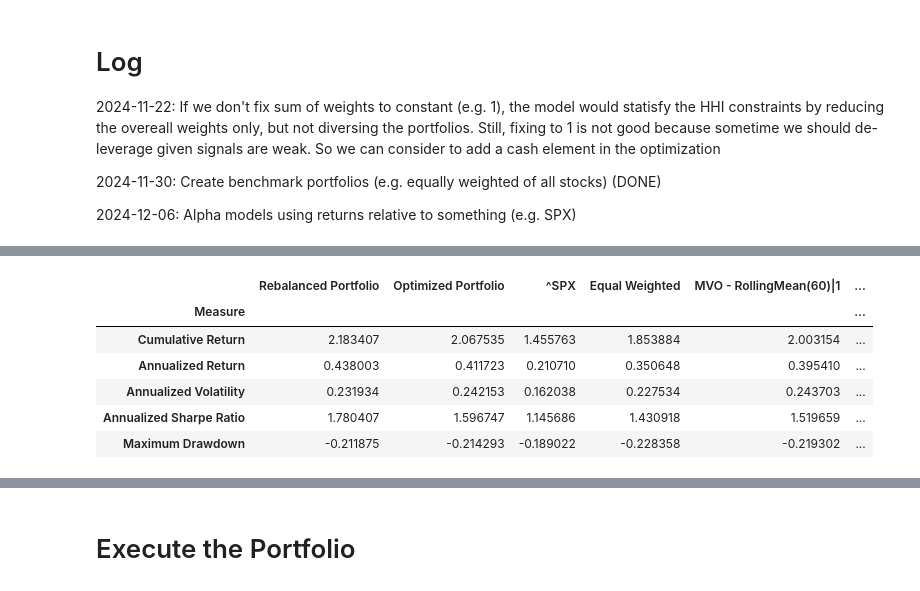
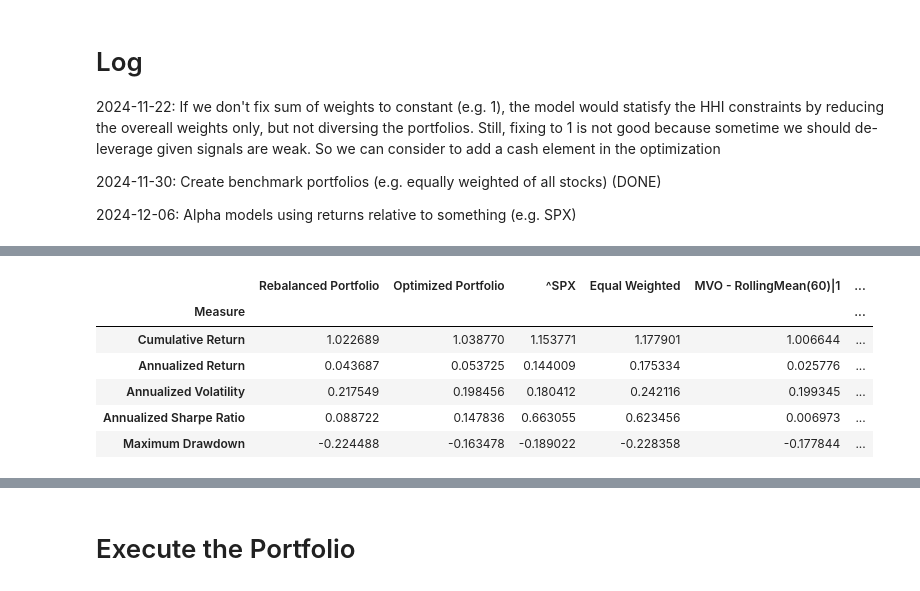
Before and after one commit to lok419/my-trading, a Jupyter notebook: strategy_v2/ExecutePortfoliov2.ipynb, the cells around one changed output, grey strips where cells are left out. Drawn from its saved outputs; the diff is of its cells as text; code cells hidden in the pictures.

```diff
--- a/strategy_v2/ExecutePortfoliov2.ipynb
+++ b/strategy_v2/ExecutePortfoliov2.ipynb
@@ -31,7 +49,7 @@ instruments = [
     'CASH',
 ]
 end_date = get_today(0)
-start_date = pd.to_datetime(datetime(2024, 1, 3))
+start_date = pd.to_datetime(datetime(2025, 1, 3))
 # start_date = pd.to_datetime(datetime(2023, 2, 7))
 max_leverage = 1
 #vol_target = 0.25
@@ -141,18 +159,18 @@ Timestamp('2025-12-05 00:00:00')
 portfolio = PortfolioStandard(
     capital=221437 + 35466,
     name='MVOPortfolio',
-    rebalance_iter=RebalancerIter('0 0 * * Fri', 1),
+    rebalance_iter=RebalancerIter('0 0 * * Fri', 2),
     tc_model=TransactionCostFutu(),
     systems_style=SystemStyle.VERTICAL,
     systems=[
         # Long terms signals => 60days return / diversified
-        TradingSubSystemSingle(vol_target=vol_target, instruments=instruments, strategy=[MeanVarianceOpt(alpha_model=RollingMean(60), risk_model=RollingMeanCovNeg(60), gamma=10, hhi=0.2, confidence=1, leverage=1)], max_leverage=max_leverage, offset=60),
+        TradingSubSystemSingle(vol_target=vol_target, instruments=instruments, strategy=[MeanVarianceOpt(alpha_model=RollingMean(60), risk_model=RollingMeanCovNeg(60), gamma=10, hhi=0.2, confidence=1, leverage=1)], max_leverage=max_leverage, offset=100),
 
         # Mid terms signals => 30days return / diversified
-        TradingSubSystemSingle(vol_target=vol_target, instruments=instruments, strategy=[MeanVarianceOpt(alpha_model=RollingMean(30), risk_model=RollingMeanCovNeg(30), gamma=10, hhi=0.2, confidence=0.5, leverage=1)], max_leverage=max_leverage, offset=60),
+        TradingSubSystemSingle(vol_target=vol_target, instruments=instruments, strategy=[MeanVarianceOpt(alpha_model=RollingMean(30), risk_model=RollingMeanCovNeg(30), gamma=10, hhi=0.2, confidence=0.5, leverage=1)], max_leverage=max_leverage, offset=100),
 
         # Short terms signals => 5 and 10days returns / less diversified
-        TradingSubSystemSingle(vol_target=vol_target, instruments=instruments, strategy=[MeanVarianceOpt(alpha_model=RollingMean(20), risk_model=RollingMeanCovNeg(20), gamma=30, hhi=0.4, confidence=0.5, leverage=1)], max_leverage=max_leverage, offset=60),
+        TradingSubSystemSingle(vol_target=vol_target, instruments=instruments, strategy=[MeanVarianceOpt(alpha_model=RollingMean(20), risk_model=RollingMeanCovNeg(20), gamma=30, hhi=0.4, confidence=0.5, leverage=1)], max_leverage=max_leverage, offset=100),
         # TradingSubSystemSingle(vol_target=vol_target, instruments=instruments, strategy=[MeanVarianceOpt(alpha_model=RollingMean(5), risk_model=RollingMeanCovNeg(5), gamma=30, hhi=0.4, confidence=0.5, leverage=1)], max_leverage=max_leverage, offset=60),
 
         # Mean Revert signals => 2days RSI / concentrated
@@ -188,10 +201,10 @@ portfolio.performance(show_all_rets=True)
 |  | Rebalanced Portfolio | Optimized Portfolio | ^SPX | Equal Weighted | MVO - RollingMean(60)|1 | ... |
 | Measure |  |  |  |  |  | ... |
-| Cumulative Return | 2.183407 | 2.067535 | 1.455763 | 1.853884 | 2.003154 | ... |
-| Annualized Return | 0.438003 | 0.411723 | 0.210710 | 0.350648 | 0.395410 | ... |
-| Annualized Volatility | 0.231934 | 0.242153 | 0.162038 | 0.227534 | 0.243703 | ... |
-| Annualized Sharpe Ratio | 1.780407 | 1.596747 | 1.145686 | 1.430918 | 1.519659 | ... |
-| Maximum Drawdown | -0.211875 | -0.214293 | -0.189022 | -0.228358 | -0.219302 | ... |
+| Cumulative Return | 1.022689 | 1.038770 | 1.153771 | 1.177901 | 1.006644 | ... |
+| Annualized Return | 0.043687 | 0.053725 | 0.144009 | 0.175334 | 0.025776 | ... |
+| Annualized Volatility | 0.217549 | 0.198456 | 0.180412 | 0.242116 | 0.199345 | ... |
+| Annualized Sharpe Ratio | 0.088722 | 0.147836 | 0.663055 | 0.623456 | 0.006973 | ... |
+| Maximum Drawdown | -0.224488 | -0.163478 | -0.189022 | -0.228358 | -0.177844 | ... |
 # %%
 portfolio.portfolio_breakdown()
 portfolio.instrument_breakdown()
```
Also changed, not shown: parts of 5 cells of this notebook.
